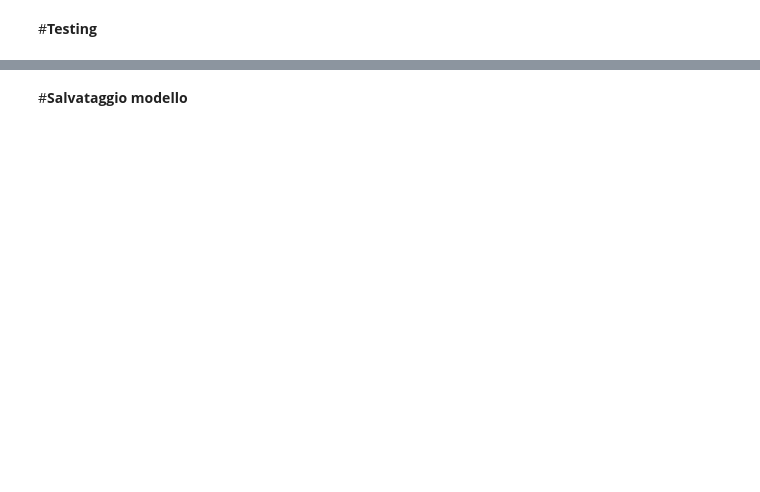
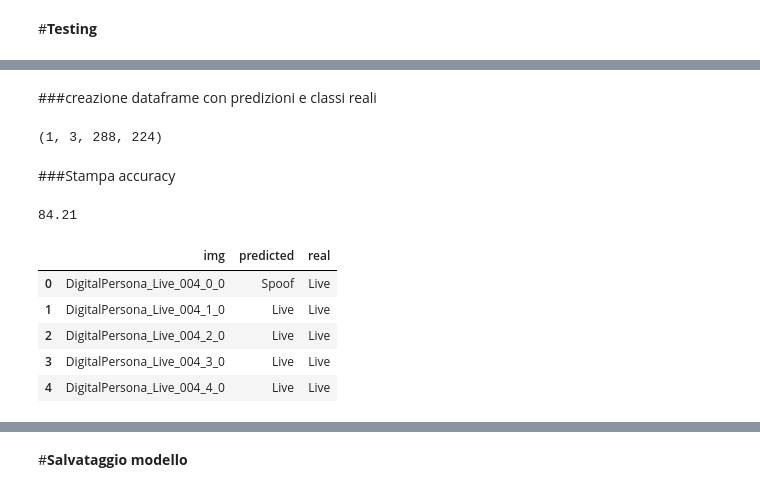
Before and after one commit to umbertogagl97/Tesi, a Jupyter notebook: Addestramento_modello_pytorch.ipynb, the cells around one changed output, grey strips where cells are left out. Drawn from its saved outputs; the diff is of its cells as text; code cells hidden in the pictures; blank space fills up the shorter version.

```diff
--- a/Addestramento_modello_pytorch.ipynb
+++ b/Addestramento_modello_pytorch.ipynb
@@ -333,0 +364,47 @@ Accuracy on test set: 76.24
+# %% [markdown]
+###creazione dataframe con predizioni e classi reali
+# %%
+from PIL import Image
+import pandas as pd
+
+model_conv.eval()
+Test = pd.DataFrame()
+i=0
+Directory = os.listdir(pathTestset)
+for classe in Directory:
+  classes_path = os.listdir(pathTestset + "/"+classe)
+  print(classe)
+  for input in classes_path:
+    i=i+1
+    #print("Working on {0} / {1}".format(i,len(test_set)))
+    if input.endswith('.png'):
+      img = Image.open(pathTestset+"/"+classe+'/' + input)
+      img = data_transform(img)
+      img = img.unsqueeze_(0)
+      outputs = model_conv(img)
+      _, predicted = torch.max(outputs, 1)
+      Test = Test.append({'img': input.split('.')[0],
+                          'predicted': classes_name[predicted.item()],
+                          'real': classe} ,ignore_index = True)
+# %%
+img.numpy().shape
+# %% [output]
+(1, 3, 288, 224)
+# %% [markdown]
+###Stampa accuracy
+# %%
+true_label = Test.real.values
+predicted = Test.predicted.values
+
+print(round((np.sum((true_label == predicted).astype(int)))/Test.shape[0],4)*100)
+# %% [output]
+84.21
+# %%
+Test[:5]
+# %% [output]
+|  | img | predicted | real |
+| 0 | DigitalPersona_Live_004_0_0 | Spoof | Live |
+| 1 | DigitalPersona_Live_004_1_0 | Live | Live |
+| 2 | DigitalPersona_Live_004_2_0 | Live | Live |
+| 3 | DigitalPersona_Live_004_3_0 | Live | Live |
+| 4 | DigitalPersona_Live_004_4_0 | Live | Live |
```
Also changed, not shown: parts of 24 cells of this notebook.
